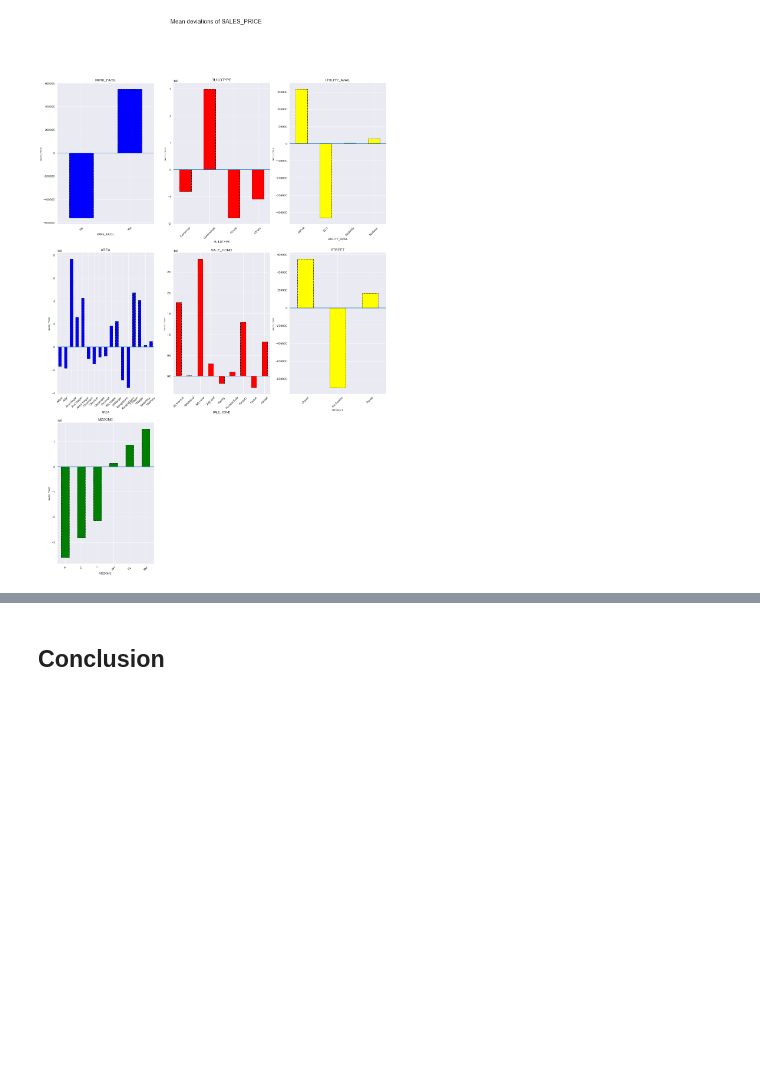
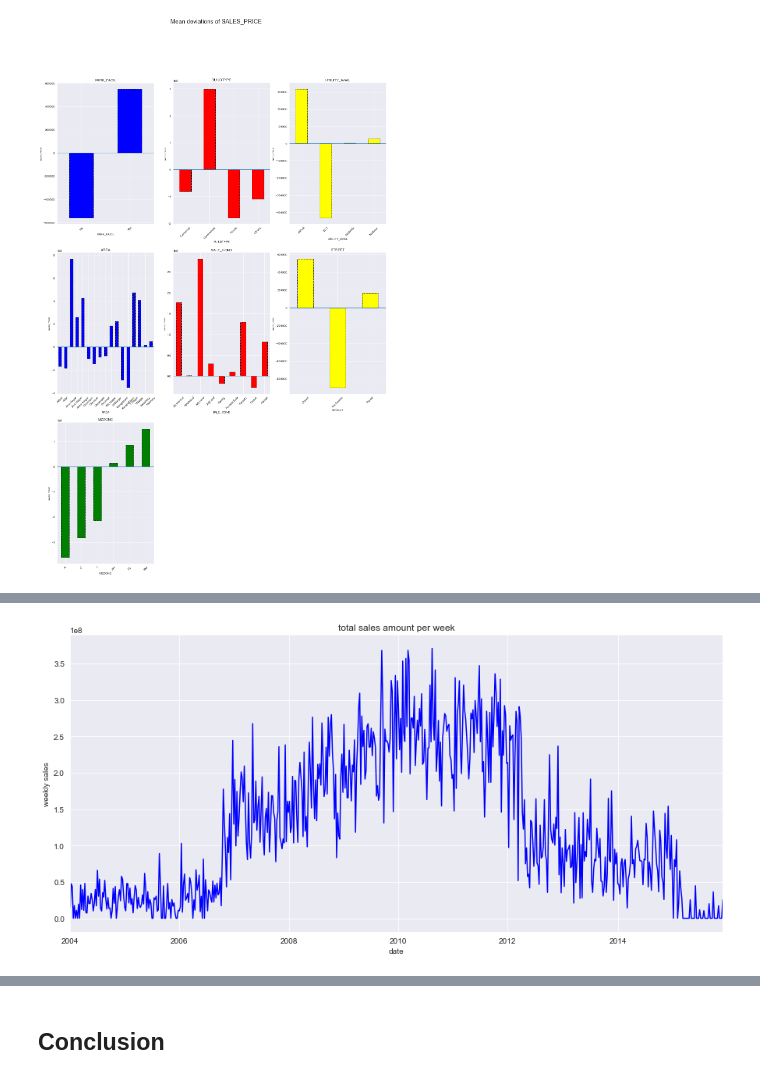
Before and after one commit to gabriel04100/finalCCportfolio, a Jupyter notebook: analysis.ipynb, the cells around one changed output, grey strips where cells are left out. Drawn from its saved outputs; the diff is of its cells as text; code cells hidden in the pictures; blank space fills up the shorter version.

```diff
--- a/analysis.ipynb
+++ b/analysis.ipynb
@@ -401,0 +418,9 @@ mean_dev(data,'SALES_PRICE',3,cols,['Blue','Red','Yellow','Blue','Red','Yellow',
+# %%
+plt.figure(figsize=(15,7))
+data2.resample('W')['SALES_PRICE'].sum().plot(color='blue')
+plt.xlabel('date')
+plt.ylabel('weekly sales')
+plt.title('total sales amount per week')
+plt.show()
+# %% [output]
+[figure, added]
```
Also changed, not shown: parts of 10 cells of this notebook.
